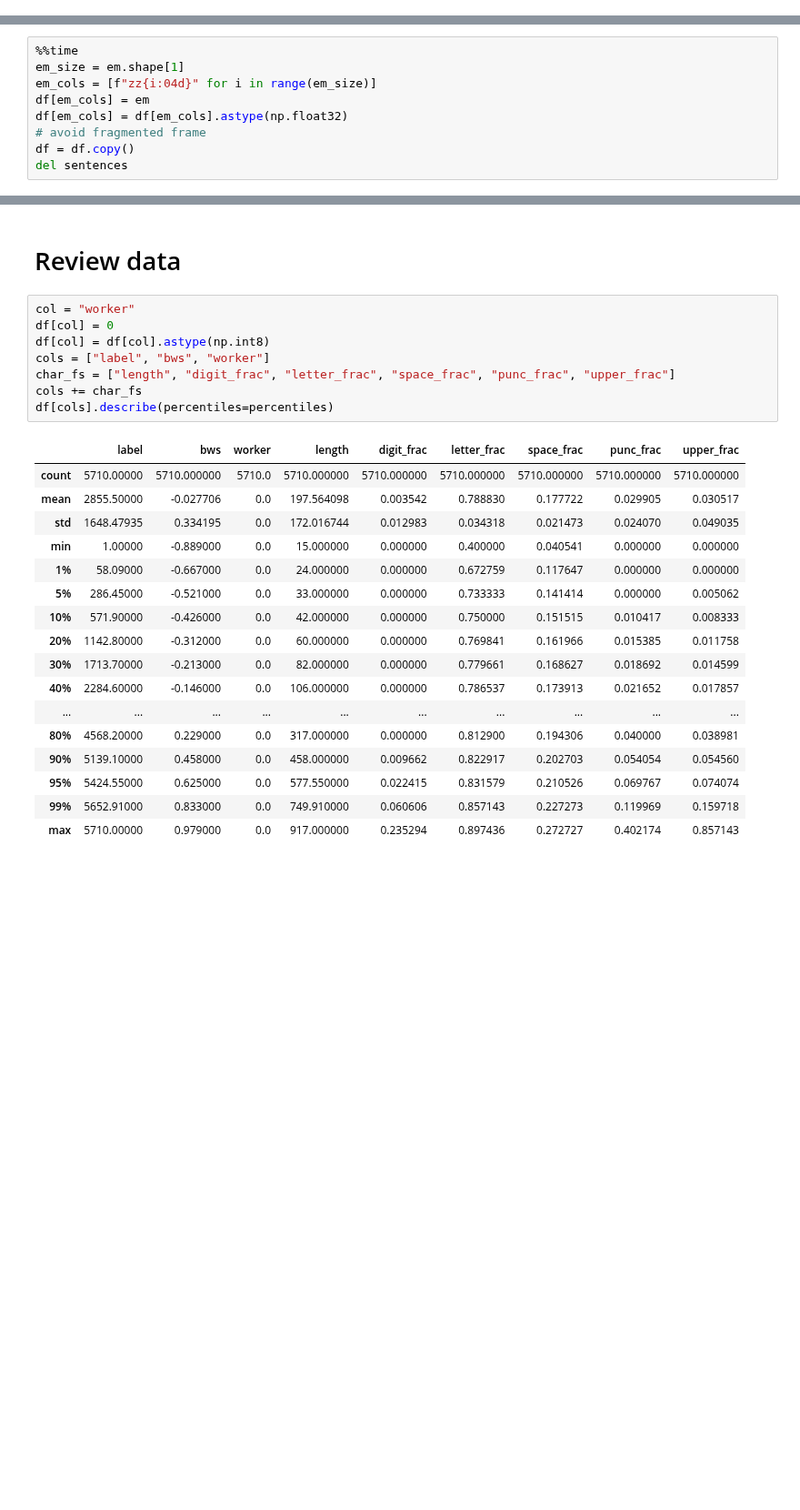
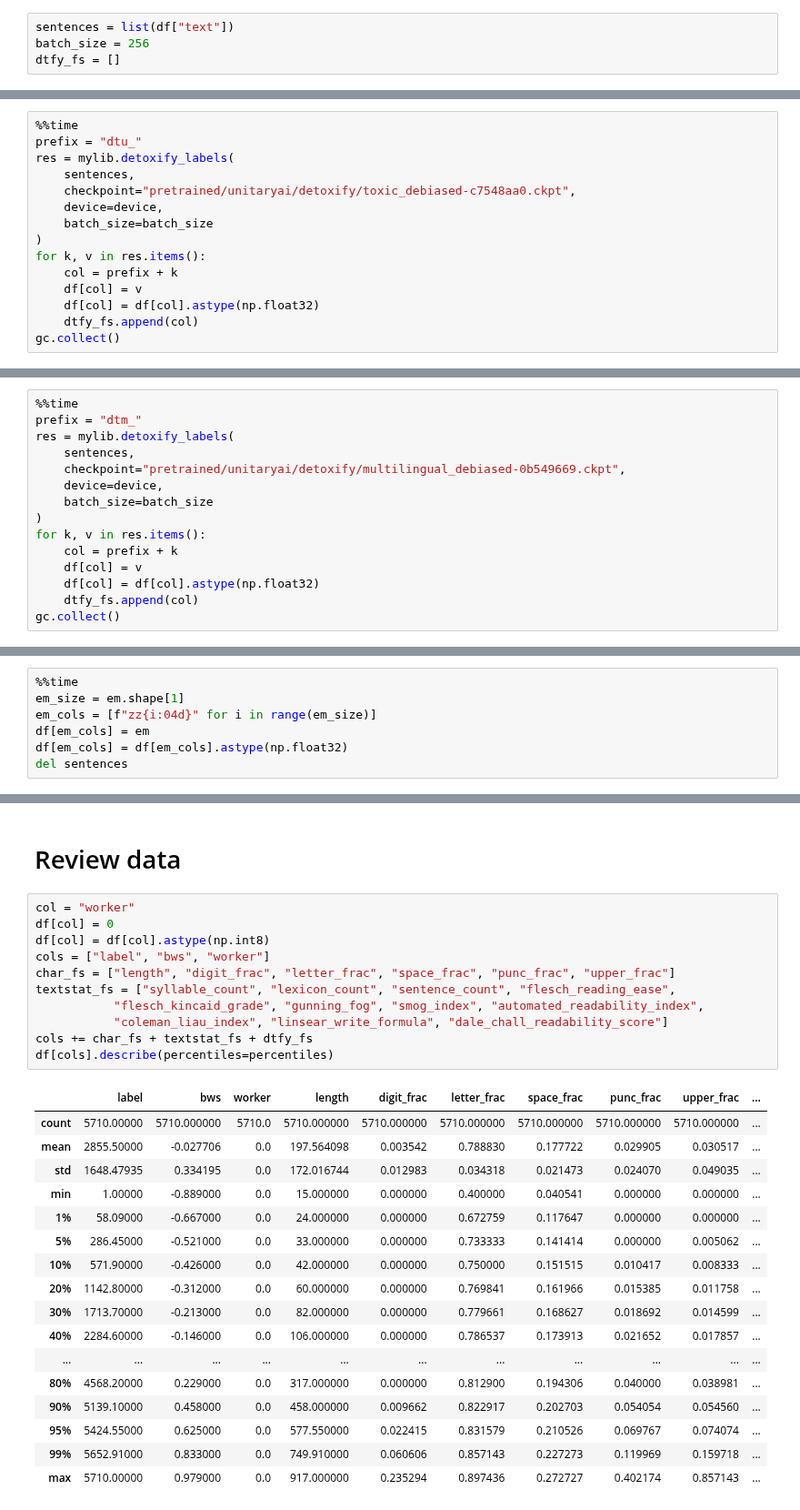
Before and after one commit to seahrh/kaggle-jigsaw-toxic-severity-rating, a Jupyter notebook: ruddit.ipynb, the cells around one changed output, grey strips where cells are left out. Shown at 91% size. Cells and saved outputs as stored; diff of their text form; blank space fills up the shorter version.

Commit message:
add detoxify labels

```diff
--- a/ruddit.ipynb
+++ b/ruddit.ipynb
@@ -157,0 +251,4 @@ df[col] = df[col].astype(np.float32)
+# %%
+sentences = list(df["text"])
+batch_size = 256
+dtfy_fs = []
@@ -157,0 +273,15 @@ df[col] = df[col].astype(np.float32)
+# %%
+%%time
+prefix = "dtu_"
+res = mylib.detoxify_labels(
+    sentences,
+    checkpoint="pretrained/unitaryai/detoxify/toxic_debiased-c7548aa0.ckpt",
+    device=device,
+    batch_size=batch_size
+)
+for k, v in res.items():
+    col = prefix + k
+    df[col] = v
+    df[col] = df[col].astype(np.float32)
+    dtfy_fs.append(col)
+gc.collect()
@@ -157,0 +291,15 @@ df[col] = df[col].astype(np.float32)
+# %%
+%%time
+prefix = "dtm_"
+res = mylib.detoxify_labels(
+    sentences,
+    checkpoint="pretrained/unitaryai/detoxify/multilingual_debiased-0b549669.ckpt",
+    device=device,
+    batch_size=batch_size
+)
+for k, v in res.items():
+    col = prefix + k
+    df[col] = v
+    df[col] = df[col].astype(np.float32)
+    dtfy_fs.append(col)
+gc.collect()
@@ -174,8 +328,6 @@ em_size = em.shape[1]
 em_cols = [f"zz{i:04d}" for i in range(em_size)]
 df[em_cols] = em
 df[em_cols] = df[em_cols].astype(np.float32)
-# avoid fragmented frame
-df = df.copy()
 del sentences
 # %% [output]
 Wall time: 234 ms
@@ -184,29 +336,32 @@ Wall time: 234 ms
 # %%
 col = "worker"
 df[col] = 0
 df[col] = df[col].astype(np.int8)
 cols = ["label", "bws", "worker"]
 char_fs = ["length", "digit_frac", "letter_frac", "space_frac", "punc_frac", "upper_frac"]
-cols += char_fs
+textstat_fs = ["syllable_count", "lexicon_count", "sentence_count", "flesch_reading_ease",
+           "flesch_kincaid_grade", "gunning_fog", "smog_index", "automated_readability_index",
+           "coleman_liau_index", "linsear_write_formula", "dale_chall_readability_score"]
+cols += char_fs + textstat_fs + dtfy_fs
 df[cols].describe(percentiles=percentiles)
 # %% [output]
-|  | label | bws | worker | length | digit_frac | letter_frac | space_frac | punc_frac | upper_frac |
-| count | 5710.00000 | 5710.000000 | 5710.0 | 5710.000000 | 5710.000000 | 5710.000000 | 5710.000000 | 5710.000000 | 5710.000000 |
-| mean | 2855.50000 | -0.027706 | 0.0 | 197.564098 | 0.003542 | 0.788830 | 0.177722 | 0.029905 | 0.030517 |
-| std | 1648.47935 | 0.334195 | 0.0 | 172.016744 | 0.012983 | 0.034318 | 0.021473 | 0.024070 | 0.049035 |
-| min | 1.00000 | -0.889000 | 0.0 | 15.000000 | 0.000000 | 0.400000 | 0.040541 | 0.000000 | 0.000000 |
-| 1% | 58.09000 | -0.667000 | 0.0 | 24.000000 | 0.000000 | 0.672759 | 0.117647 | 0.000000 | 0.000000 |
-| 5% | 286.45000 | -0.521000 | 0.0 | 33.000000 | 0.000000 | 0.733333 | 0.141414 | 0.000000 | 0.005062 |
-| 10% | 571.90000 | -0.426000 | 0.0 | 42.000000 | 0.000000 | 0.750000 | 0.151515 | 0.010417 | 0.008333 |
-| 20% | 1142.80000 | -0.312000 | 0.0 | 60.000000 | 0.000000 | 0.769841 | 0.161966 | 0.015385 | 0.011758 |
-| 30% | 1713.70000 | -0.213000 | 0.0 | 82.000000 | 0.000000 | 0.779661 | 0.168627 | 0.018692 | 0.014599 |
-| 40% | 2284.60000 | -0.146000 | 0.0 | 106.000000 | 0.000000 | 0.786537 | 0.173913 | 0.021652 | 0.017857 |
-| ... | ... | ... | ... | ... | ... | ... | ... | ... | ... |
-| 80% | 4568.20000 | 0.229000 | 0.0 | 317.000000 | 0.000000 | 0.812900 | 0.194306 | 0.040000 | 0.038981 |
-| 90% | 5139.10000 | 0.458000 | 0.0 | 458.000000 | 0.009662 | 0.822917 | 0.202703 | 0.054054 | 0.054560 |
-| 95% | 5424.55000 | 0.625000 | 0.0 | 577.550000 | 0.022415 | 0.831579 | 0.210526 | 0.069767 | 0.074074 |
-| 99% | 5652.91000 | 0.833000 | 0.0 | 749.910000 | 0.060606 | 0.857143 | 0.227273 | 0.119969 | 0.159718 |
-| max | 5710.00000 | 0.979000 | 0.0 | 917.000000 | 0.235294 | 0.897436 | 0.272727 | 0.402174 | 0.857143 |
+|  | label | bws | worker | length | digit_frac | letter_frac | space_frac | punc_frac | upper_frac | ... |
+| count | 5710.00000 | 5710.000000 | 5710.0 | 5710.000000 | 5710.000000 | 5710.000000 | 5710.000000 | 5710.000000 | 5710.000000 | ... |
+| mean | 2855.50000 | -0.027706 | 0.0 | 197.564098 | 0.003542 | 0.788830 | 0.177722 | 0.029905 | 0.030517 | ... |
+| std | 1648.47935 | 0.334195 | 0.0 | 172.016744 | 0.012983 | 0.034318 | 0.021473 | 0.024070 | 0.049035 | ... |
+| min | 1.00000 | -0.889000 | 0.0 | 15.000000 | 0.000000 | 0.400000 | 0.040541 | 0.000000 | 0.000000 | ... |
+| 1% | 58.09000 | -0.667000 | 0.0 | 24.000000 | 0.000000 | 0.672759 | 0.117647 | 0.000000 | 0.000000 | ... |
+| 5% | 286.45000 | -0.521000 | 0.0 | 33.000000 | 0.000000 | 0.733333 | 0.141414 | 0.000000 | 0.005062 | ... |
+| 10% | 571.90000 | -0.426000 | 0.0 | 42.000000 | 0.000000 | 0.750000 | 0.151515 | 0.010417 | 0.008333 | ... |
+| 20% | 1142.80000 | -0.312000 | 0.0 | 60.000000 | 0.000000 | 0.769841 | 0.161966 | 0.015385 | 0.011758 | ... |
+| 30% | 1713.70000 | -0.213000 | 0.0 | 82.000000 | 0.000000 | 0.779661 | 0.168627 | 0.018692 | 0.014599 | ... |
+| 40% | 2284.60000 | -0.146000 | 0.0 | 106.000000 | 0.000000 | 0.786537 | 0.173913 | 0.021652 | 0.017857 | ... |
+| ... | ... | ... | ... | ... | ... | ... | ... | ... | ... | ... |
+| 80% | 4568.20000 | 0.229000 | 0.0 | 317.000000 | 0.000000 | 0.812900 | 0.194306 | 0.040000 | 0.038981 | ... |
+| 90% | 5139.10000 | 0.458000 | 0.0 | 458.000000 | 0.009662 | 0.822917 | 0.202703 | 0.054054 | 0.054560 | ... |
+| 95% | 5424.55000 | 0.625000 | 0.0 | 577.550000 | 0.022415 | 0.831579 | 0.210526 | 0.069767 | 0.074074 | ... |
+| 99% | 5652.91000 | 0.833000 | 0.0 | 749.910000 | 0.060606 | 0.857143 | 0.227273 | 0.119969 | 0.159718 | ... |
+| max | 5710.00000 | 0.979000 | 0.0 | 917.000000 | 0.235294 | 0.897436 | 0.272727 | 0.402174 | 0.857143 | ... |
 # %%
 cols += em_cols
 df[cols].info()
```
Also changed, not shown: parts of 26 cells of this notebook, 6 other files.
